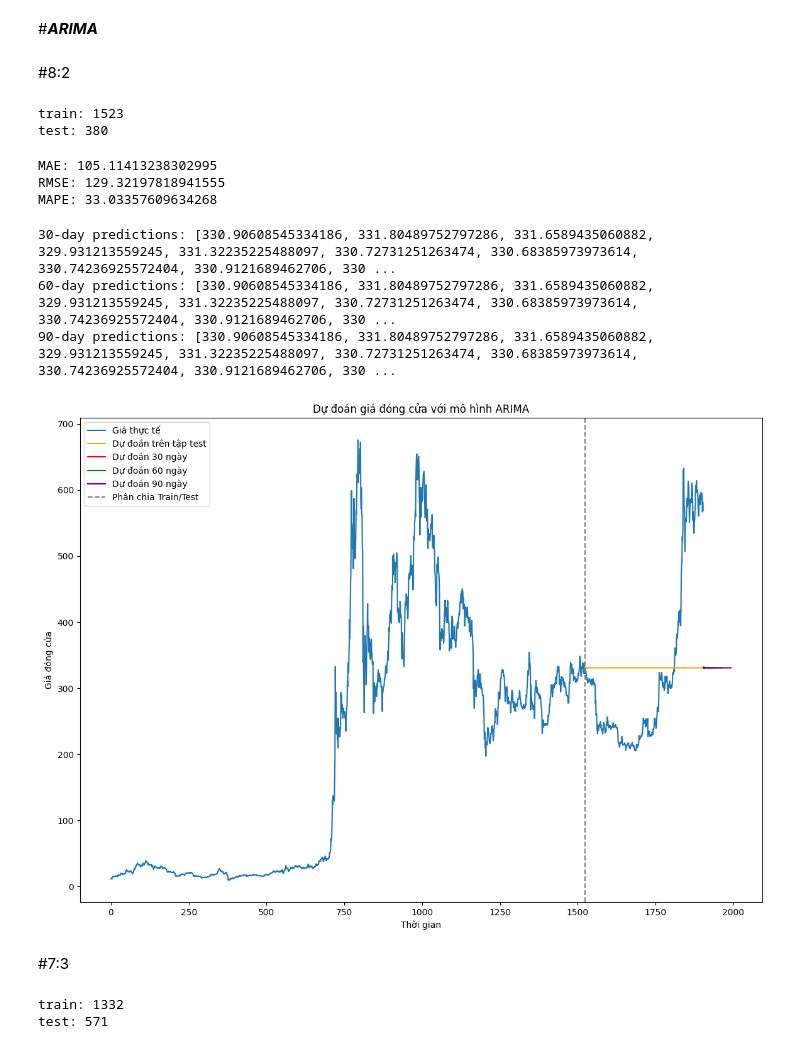
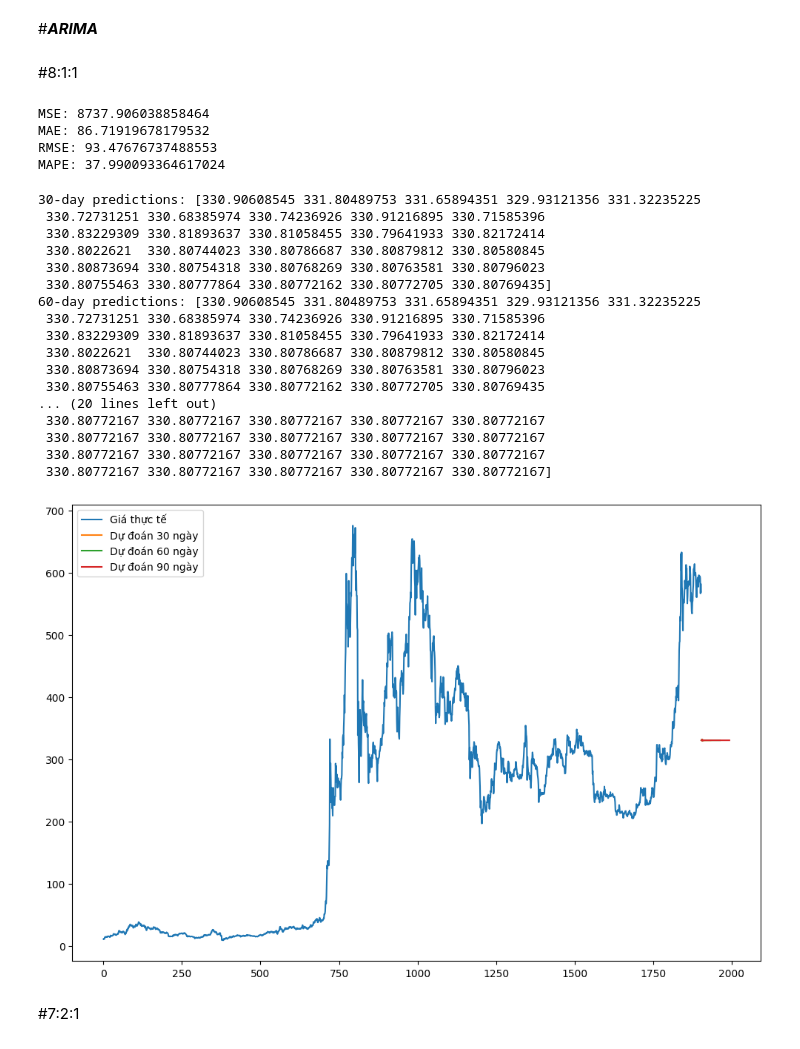
Before and after one commit to DuongTrucUyen/IS403.O21.HTCL_Nhom11, a Jupyter notebook: 3.2.ARIMA/ARIMA_BNB.ipynb, the cells around one changed output. Cells and saved outputs as stored; diff of their text form; code cells hidden in the pictures.

```diff
--- a/3.2.ARIMA/ARIMA_BNB.ipynb
+++ b/3.2.ARIMA/ARIMA_BNB.ipynb
@@ -10,19 +10,17 @@ import matplotlib.pyplot as plt
 # Đọc dữ liệu từ file CSV
 data = pd.read_csv('/content/BNB.csv')
 # %% [markdown]
-#8:2
+#8:1:1
 # %%
 # Chỉ lấy cột giá đóng cửa
 prices = data['Close'].values
 
-# Phân chia dữ liệu theo tỉ lệ 8:2
+# Phân chia dữ liệu theo tỉ lệ 8:1:1
 train_size = int(len(prices) * 0.8)
-test_size = int(len(prices) * 0.2)
+test_size = int(len(prices) * 0.1)
+val_size = len(prices) - train_size - test_size
 
-train, test = prices[:train_size], prices[train_size:train_size+test_size]
-
-print(f'train: {train_size}')
-print(f'test: {test_size}')
+train, test, val = prices[:train_size], prices[train_size:train_size+test_size], prices[train_size+test_size:]
 
 # Xây dựng và huấn luyện mô hình ARIMA
 model = ARIMA(train, order=(5, 1, 0))  # Cấu hình order có thể được điều chỉnh dựa trên dữ liệu
@@ -30,9 +28,6 @@ model_fit = model.fit()
 
 # Dự đoán trên tập test
 test_predict = model_fit.forecast(steps=len(test))
-# %% [output]
-train: 1523
-test: 380
 # %%
 # Đánh giá mô hình
 mse = mean_squared_error(test, test_predict)
@@ -40,62 +35,70 @@ mae = mean_absolute_error(test, test_predict)
 rmse = np.sqrt(mse)
 mape = np.mean(np.abs((test - test_predict) / test)) * 100
 
+print(f'MSE: {mse}')
 print(f'MAE: {mae}')
 print(f'RMSE: {rmse}')
 print(f'MAPE: {mape}')
 # %% [output]
-MAE: 105.11413238302995
-RMSE: 129.32197818941555
-MAPE: 33.03357609634268
+MSE: 8737.906038858464
+MAE: 86.71919678179532
+RMSE: 93.47676737488553
+MAPE: 37.990093364617024
 # %%
 # Dự đoán tương lai
 def predict_future_arima(model_fit, steps):
     future_predict = model_fit.get_forecast(steps=steps)
     future_pred_mean = future_predict.predicted_mean
     return future_pred_mean
 
 # Dự đoán 30, 60, và 90 ngày
 pred_30 = predict_future_arima(model_fit, 30)
 pred_60 = predict_future_arima(model_fit, 60)
 pred_90 = predict_future_arima(model_fit, 90)
 
-# In ra kết quả dự đoán từng ngày cho 30, 60, và 90 ngày
-print("30-day predictions:", pred_30.tolist())
-print("60-day predictions:", pred_60.tolist())
-print("90-day predictions:", pred_90.tolist())
+print("30-day predictions:", pred_30)
+print("60-day predictions:", pred_60)
+print("90-day predictions:", pred_90)
 
 # Vẽ biểu đồ kết quả
-plt.figure(figsize=(14, 10))
+plt.figure(figsize=(12, 8))
 plt.plot(prices, label='Giá thực tế')
-plt.plot(np.arange(len(train), len(train) + len(test)), test_predict, label='Dự đoán trên tập test', color='orange')
-plt.plot(np.arange(len(prices), len(prices) + 30), pred_30, label='Dự đoán 30 ngày', color='red')
-plt.plot(np.arange(len(prices), len(prices) + 60), pred_60, label='Dự đoán 60 ngày', color='green')
-plt.plot(np.arange(len(prices), len(prices) + 90), pred_90, label='Dự đoán 90 ngày', color='purple')
-plt.axvline(x=len(train), color='gray', linestyle='--', label='Phân chia Train/Test')
+plt.plot(np.arange(len(prices), len(prices) + 30), pred_30, label='Dự đoán 30 ngày')
+plt.plot(np.arange(len(prices), len(prices) + 60), pred_60, label='Dự đoán 60 ngày')
+plt.plot(np.arange(len(prices), len(prices) + 90), pred_90, label='Dự đoán 90 ngày')
 plt.legend()
-plt.xlabel('Thời gian')
-plt.ylabel('Giá đóng cửa')
-plt.title('Dự đoán giá đóng cửa với mô hình ARIMA')
 plt.show()
 # %% [output]
-30-day predictions: [330.90608545334186, 331.80489752797286, 331.6589435060882, 329.931213559245, 331.32235225488097, 330.72731251263474, 330.68385973973614, 330.74236925572404, 330.9121689462706, 330 ...
-60-day predictions: [330.90608545334186, 331.80489752797286, 331.6589435060882, 329.931213559245, 331.32235225488097, 330.72731251263474, 330.68385973973614, 330.74236925572404, 330.9121689462706, 330 ...
-90-day predictions: [330.90608545334186, 331.80489752797286, 331.6589435060882, 329.931213559245, 331.32235225488097, 330.72731251263474, 330.68385973973614, 330.74236925572404, 330.9121689462706, 330 ...
+30-day predictions: [330.90608545 331.80489753 331.65894351 329.93121356 331.32235225
+ 330.72731251 330.68385974 330.74236926 330.91216895 330.71585396
+ 330.83229309 330.81893637 330.81058455 330.79641933 330.82172414
+ 330.8022621  330.80744023 330.80786687 330.80879812 330.80580845
+ 330.80873694 330.80754318 330.80768269 330.80763581 330.80796023
+ 330.80755463 330.80777864 330.80772162 330.80772705 330.80769435]
+60-day predictions: [330.90608545 331.80489753 331.65894351 329.93121356 331.32235225
+ 330.72731251 330.68385974 330.74236926 330.91216895 330.71585396
+ 330.83229309 330.81893637 330.81058455 330.79641933 330.82172414
+ 330.8022621  330.80744023 330.80786687 330.80879812 330.80580845
+ 330.80873694 330.80754318 330.80768269 330.80763581 330.80796023
+ 330.80755463 330.80777864 330.80772162 330.80772705 330.80769435
+... (20 lines left out)
+ 330.80772167 330.80772167 330.80772167 330.80772167 330.80772167
+ 330.80772167 330.80772167 330.80772167 330.80772167 330.80772167
+ 330.80772167 330.80772167 330.80772167 330.80772167 330.80772167
+ 330.80772167 330.80772167 330.80772167 330.80772167 330.80772167]
-[figure, old version]
+[figure, new version]
 # %% [markdown]
-#7:3
+#7:2:1
 # %%
 # Chỉ lấy cột giá đóng cửa
 prices = data['Close'].values
 
-# Phân chia dữ liệu theo tỉ lệ 7:3
+# Phân chia dữ liệu theo tỉ lệ 7:2:1
 train_size = int(len(prices) * 0.7)
-test_size = int(len(prices) * 0.3)
+test_size = int(len(prices) * 0.2)
+val_size = len(prices) - train_size - test_size
 
-train, test = prices[:train_size], prices[train_size:train_size+test_size]
-
-print(f'train: {train_size}')
-print(f'test: {test_size}')
+train, test, val = prices[:train_size], prices[train_size:train_size+test_size], prices[train_size+test_size:]
 
 # Xây dựng và huấn luyện mô hình ARIMA
 model = ARIMA(train, order=(5, 1, 0))  # Cấu hình order có thể được điều chỉnh dựa trên dữ liệu
@@ -103,9 +106,6 @@ model_fit = model.fit()
 
 # Dự đoán trên tập test
 test_predict = model_fit.forecast(steps=len(test))
-# %% [output]
-train: 1332
-test: 571
 # %%
 # Đánh giá mô hình
 mse = mean_squared_error(test, test_predict)
```
Also changed, not shown: parts of 6 cells of this notebook, 2 other files.
